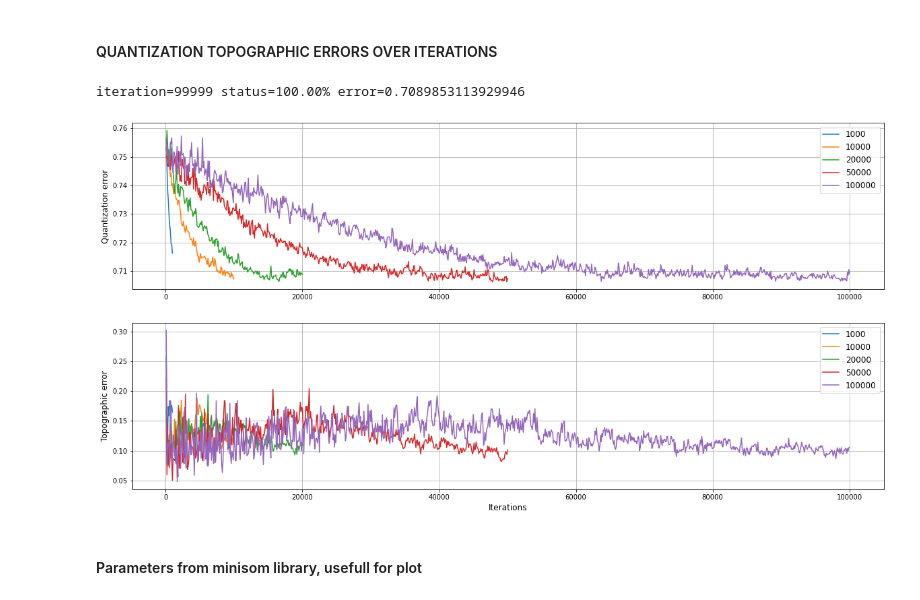
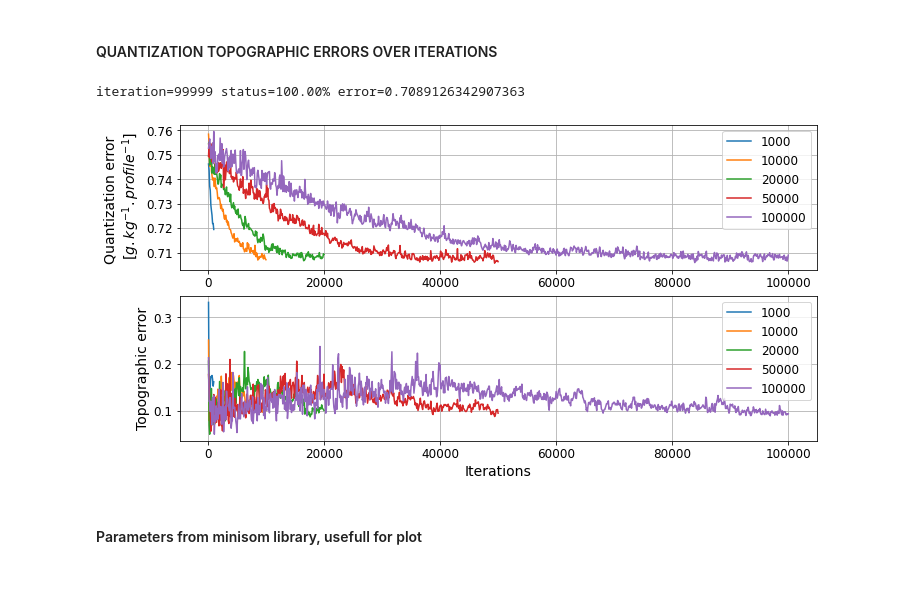
Before and after one commit to charrelju/M1_Internship_MET_Norway, a Jupyter notebook: ERA5_MOSAIC_SOM_SH.ipynb, the cells around one changed output. Saved outputs shown, nothing was run; the diff lists cells and outputs as text; code cells hidden in the pictures.

```diff
--- a/ERA5_MOSAIC_SOM_SH.ipynb
+++ b/ERA5_MOSAIC_SOM_SH.ipynb
@@ -167,46 +167,46 @@ plot_som(som)
 # %% [markdown]
 #### QUANTIZATION TOPOGRAPHIC ERRORS OVER ITERATIONS
 # %%
-parameters = {'axes.labelsize':12, 'axes.titlesize':10, 'legend.fontsize':12, 'xtick.labelsize':10, 'ytick.labelsize':10,
+parameters = {'axes.labelsize':14, 'axes.titlesize':12, 'legend.fontsize':12, 'xtick.labelsize':12, 'ytick.labelsize':12,
                   'legend.title_fontsize':10, 'figure.titlesize':25}
 plt.rcParams.update(parameters)
 
 max_iter = [1000,10000,20000,50000,100000]
 
-fig, axs = plt.subplots(2,1,figsize=(20,10))
+fig, axs = plt.subplots(2,1,figsize=(10,5), constrained_layout=True)
 for num_iter in max_iter:
     som_test = MiniSom(x, y, input_len=input_len, sigma=sigma, learning_rate=learning_rate,
                   neighborhood_function='gaussian', random_seed=10)
     som_test.random_weights_init(data)
 
     q_error_list = [] ; t_error_list = [] ; iter_x = []
     for i in range(num_iter):
         percent = 100*(i+1)/num_iter
         rand_i = np.random.randint(len(data))
         som_test.update(data[rand_i], som.winner(data[rand_i]), i, num_iter)
         if (i+1) % 100 == 0:
             q_error = som_test.quantization_error(data)
             t_error = som_test.topographic_error(data)
             q_error_list.append(q_error)
             t_error_list.append(t_error)
             iter_x.append(i)
             sys.stdout.write(f'\riteration={i:2d} status={percent:0.2f}% error={q_error}')
     axs[0].plot(iter_x,q_error_list, label='{}'.format(num_iter))
     axs[1].plot(iter_x,t_error_list, label='{}'.format(num_iter))
-axs[0].set_ylabel('Quantization error')
+axs[0].set_ylabel('Quantization error \n [$g.kg^{{-1}}.profile^{{-1}}$]')
 axs[1].set_ylabel('Topographic error')
 axs[1].set_xlabel('Iterations')
 axs[0].legend()
 axs[1].legend()
 axs[0].grid()
 axs[1].grid()
 
 path_fig = '/lustre/storeB/users/justinec/master_internship/figures/era5_mosaic_SOM/'
 plt.savefig(path_fig+'ERA5_MOSAIC_bias_sh_'+str(x*y)+'_s'+str(sigma)+'_lt'+str(learning_rate)+'_i'+str(iterations)+'_qerror.png',dpi=300, facecolor='white', transparent=False)
 #it converges faster with fewer iterations because the learning rate decreases when the number of iterations increases
 # %% [output]
-iteration=99999 status=100.00% error=0.7089853113929946
+iteration=99999 status=100.00% error=0.7089126342907363
-[figure, old version]
+[figure, new version]
 # %% [markdown]
 #### Parameters from minisom library, usefull for plot
 # %%
```
Also changed, not shown: parts of 8 cells of this notebook, 1 other file.
